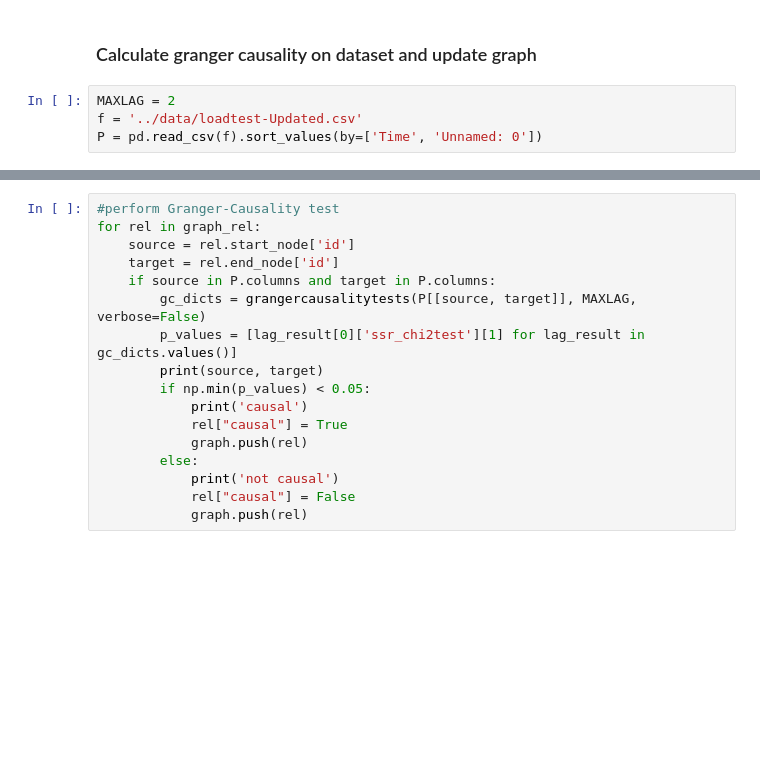
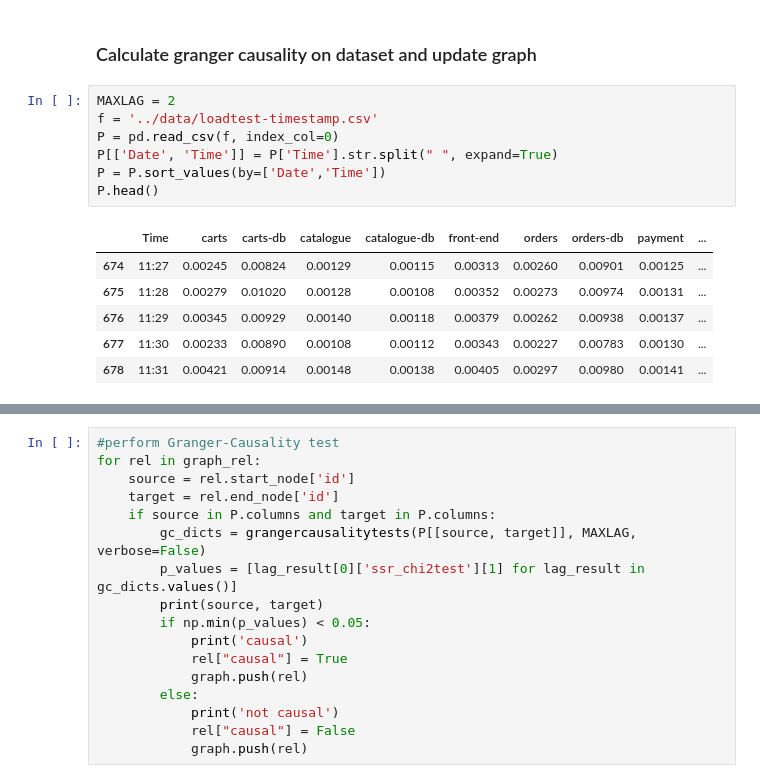
Before and after one commit to hpi-sam/Spatio-Temporal-Graphs, a Jupyter notebook: src/gc_test.ipynb, the cells around one changed output, grey strips where cells are left out. Drawn from its saved outputs; the diff is of its cells as text; blank space fills up the shorter version.

```diff
--- a/src/gc_test.ipynb
+++ b/src/gc_test.ipynb
@@ -14,5 +34,15 @@ graph_rel = graph.relationships.match().all()
 ### Calculate granger causality on dataset and update graph
 # %%
 MAXLAG = 2
-f = '../data/loadtest-Updated.csv'
-P = pd.read_csv(f).sort_values(by=['Time', 'Unnamed: 0'])
+f = '../data/loadtest-timestamp.csv'
+P = pd.read_csv(f, index_col=0)
+P[['Date', 'Time']] = P['Time'].str.split(" ", expand=True)
+P = P.sort_values(by=['Date','Time'])
+P.head()
+# %% [output]
+|  | Time | carts | carts-db | catalogue | catalogue-db | front-end | orders | orders-db | payment | ... |
+| 674 | 11:27 | 0.00245 | 0.00824 | 0.00129 | 0.00115 | 0.00313 | 0.00260 | 0.00901 | 0.00125 | ... |
+| 675 | 11:28 | 0.00279 | 0.01020 | 0.00128 | 0.00108 | 0.00352 | 0.00273 | 0.00974 | 0.00131 | ... |
+| 676 | 11:29 | 0.00345 | 0.00929 | 0.00140 | 0.00118 | 0.00379 | 0.00262 | 0.00938 | 0.00137 | ... |
+| 677 | 11:30 | 0.00233 | 0.00890 | 0.00108 | 0.00112 | 0.00343 | 0.00227 | 0.00783 | 0.00130 | ... |
+| 678 | 11:31 | 0.00421 | 0.00914 | 0.00148 | 0.00138 | 0.00405 | 0.00297 | 0.00980 | 0.00141 | ... |
```
Also changed, not shown: parts of 2 cells of this notebook, 2 other files.
